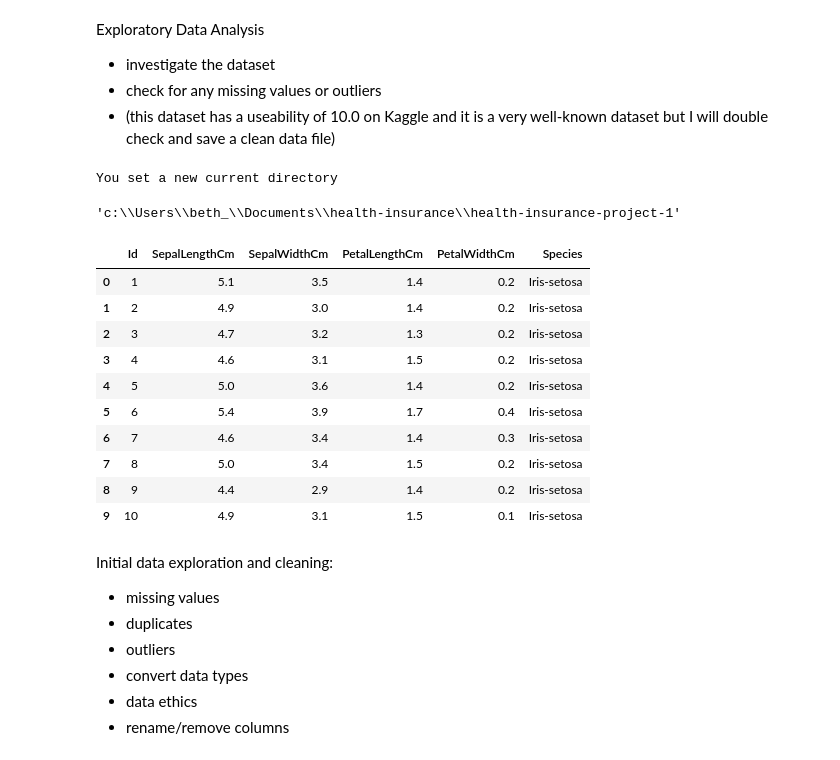
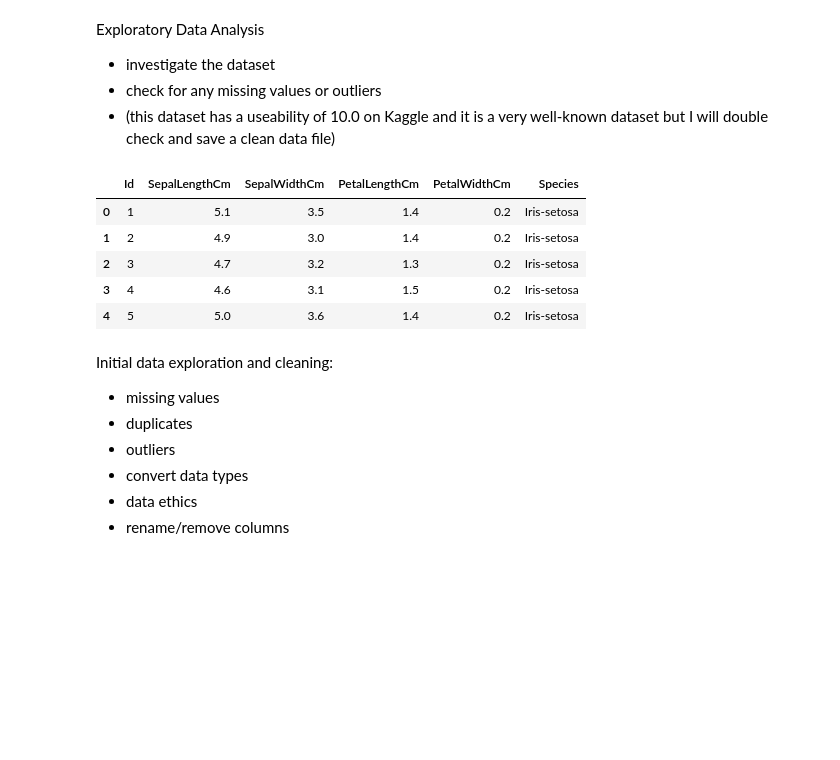
Before and after one commit to BethW83/Iris-Clustering, a Jupyter notebook: jupyter_notebooks/01_eda_notebook.ipynb, the cells around one changed output. Saved outputs shown, nothing was run; the diff lists cells and outputs as text; code cells hidden in the pictures; blank space fills up the shorter version.

```diff
--- a/jupyter_notebooks/01_eda_notebook.ipynb
+++ b/jupyter_notebooks/01_eda_notebook.ipynb
@@ -12,32 +14,14 @@ import numpy as np
-# %%
-# get the current working directory
-current_dir = os.getcwd()
-current_dir
-
-os.chdir(os.path.dirname(current_dir))
-print("You set a new current directory")
-
-current_dir = os.getcwd()
-current_dir
-# %% [output]
-You set a new current directory
-'c:\\Users\\beth_\\Documents\\health-insurance\\health-insurance-project-1'
-# %%
-# load the raw data
-df = pd.read_csv('Iris-Clustering/data/Iris.csv')
-df.head(10)
-# %% [output]
-|  | Id | SepalLengthCm | SepalWidthCm | PetalLengthCm | PetalWidthCm | Species |
-| 0 | 1 | 5.1 | 3.5 | 1.4 | 0.2 | Iris-setosa |
-| 1 | 2 | 4.9 | 3.0 | 1.4 | 0.2 | Iris-setosa |
-| 2 | 3 | 4.7 | 3.2 | 1.3 | 0.2 | Iris-setosa |
-| 3 | 4 | 4.6 | 3.1 | 1.5 | 0.2 | Iris-setosa |
-| 4 | 5 | 5.0 | 3.6 | 1.4 | 0.2 | Iris-setosa |
-| 5 | 6 | 5.4 | 3.9 | 1.7 | 0.4 | Iris-setosa |
-| 6 | 7 | 4.6 | 3.4 | 1.4 | 0.3 | Iris-setosa |
-| 7 | 8 | 5.0 | 3.4 | 1.5 | 0.2 | Iris-setosa |
-| 8 | 9 | 4.4 | 2.9 | 1.4 | 0.2 | Iris-setosa |
-| 9 | 10 | 4.9 | 3.1 | 1.5 | 0.1 | Iris-setosa |
+# %%
+# import data from Kaggle and save to project folder
+df = pd.read_csv("C:\\Users\\beth_\\Documents\\health-insurance\\health-insurance-project-1\\Iris-Clustering\\data\\Iris.csv")
+df.head()
+# %% [output]
+|  | Id | SepalLengthCm | SepalWidthCm | PetalLengthCm | PetalWidthCm | Species |
+| 0 | 1 | 5.1 | 3.5 | 1.4 | 0.2 | Iris-setosa |
+| 1 | 2 | 4.9 | 3.0 | 1.4 | 0.2 | Iris-setosa |
+| 2 | 3 | 4.7 | 3.2 | 1.3 | 0.2 | Iris-setosa |
+| 3 | 4 | 4.6 | 3.1 | 1.5 | 0.2 | Iris-setosa |
+| 4 | 5 | 5.0 | 3.6 | 1.4 | 0.2 | Iris-setosa |
 # %% [markdown]
 Initial data exploration and cleaning:
 
```
Also changed, not shown: parts of 4 cells of this notebook.
